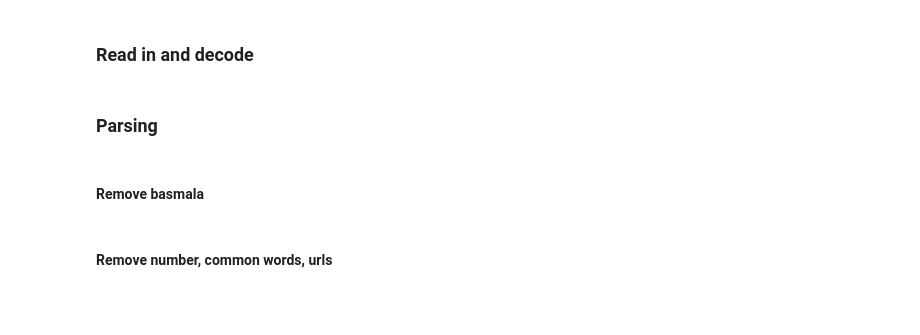
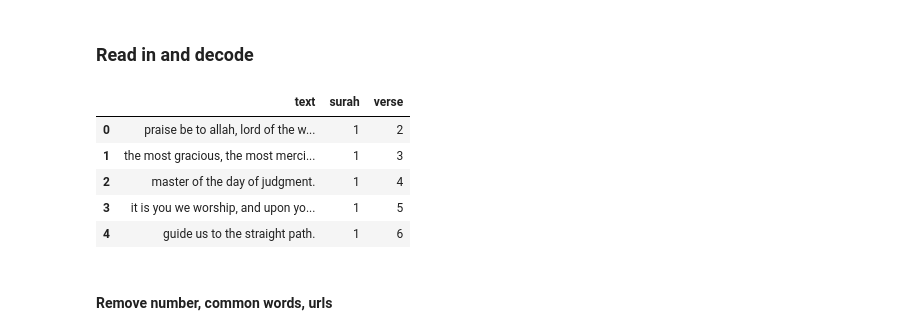
Before and after one commit to yuwei2341/nlp, a Jupyter notebook: topics/Quran.ipynb, the cells around one changed output. Saved outputs shown, nothing was run; the diff lists cells and outputs as text; code cells hidden in the pictures; blank space fills up the shorter version.

```diff
--- a/topics/Quran.ipynb
+++ b/topics/Quran.ipynb
@@ -160,4 +47,0 @@ documents_by_verse = [verse for surah in documents_by_surah_as_list for verse in
-# %% [markdown]
-### Parsing
-# %% [markdown]
-#### Remove basmala
@@ -173,3 +50,12 @@ df0 = pd.DataFrame({'text': documents_by_verse, 'surah': i_surah, 'verse': i_ver
+# %%
+df0.head()
+# %% [output]
+|  | text | surah | verse |
+| 0 | praise be to allah, lord of the w... | 1 | 2 |
+| 1 | the most gracious, the most merci... | 1 | 3 |
+| 2 | master of the day of judgment. | 1 | 4 |
+| 3 | it is you we worship, and upon yo... | 1 | 5 |
+| 4 | guide us to the straight path. | 1 | 6 |
 # %% [markdown]
 #### Remove number, common words, urls
 # %%
```
Also changed, not shown: parts of 26 cells of this notebook, 5 other files.
